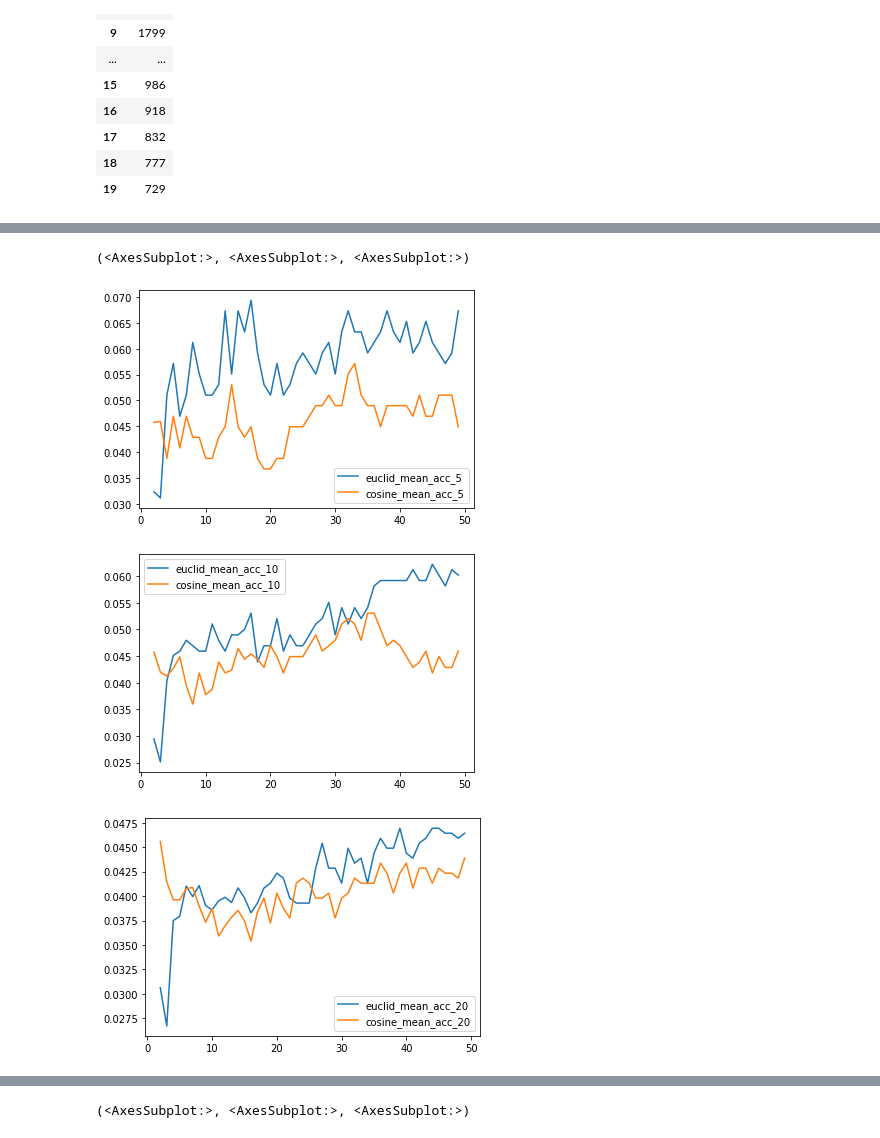
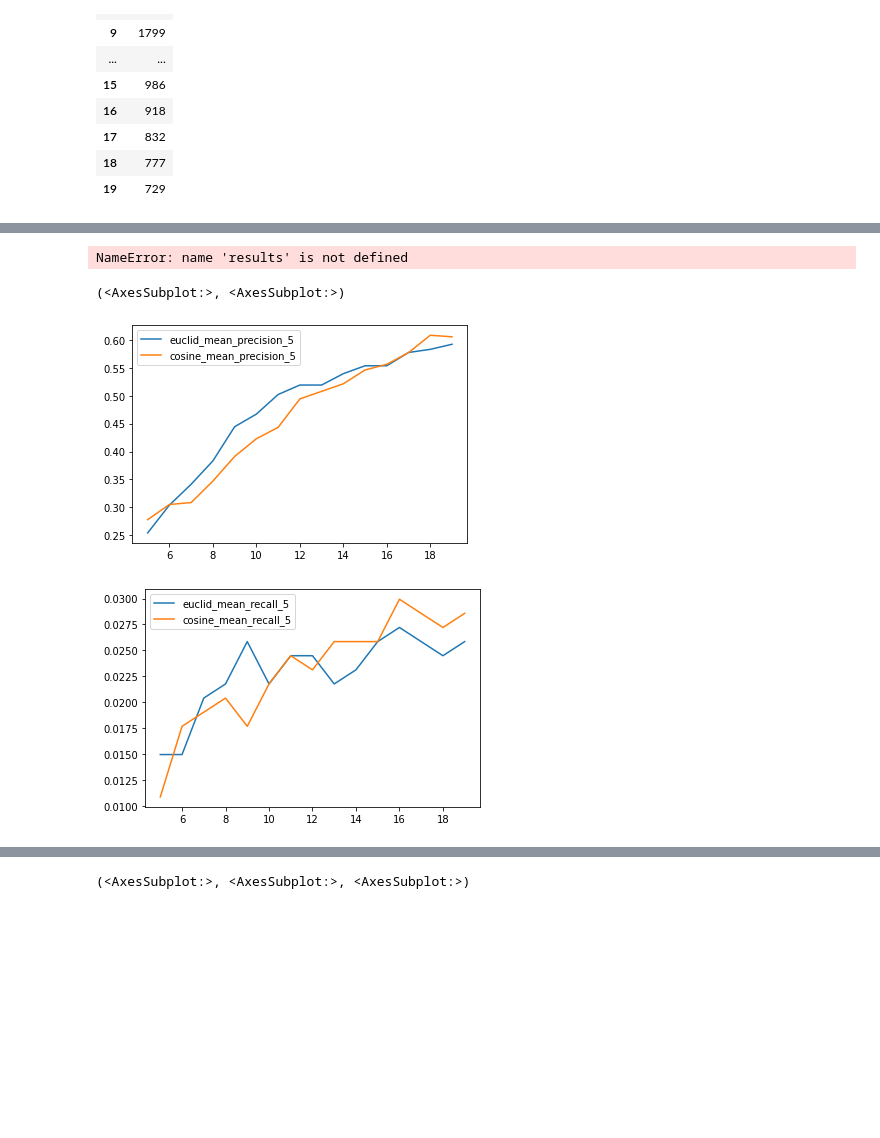
Before and after one commit to salamoslam/recommendations, a Jupyter notebook: notebooks/collaborative_filtration.ipynb, the cells around one changed output, grey strips where cells are left out. Drawn from its saved outputs; the diff is of its cells as text; code cells hidden in the pictures; blank space fills up the shorter version.

```diff
--- a/notebooks/collaborative_filtration.ipynb
+++ b/notebooks/collaborative_filtration.ipynb
@@ -224,0 +220,2 @@ user_item_old_cut = user_item_old_cut.reindex(columns=user_item_cut.columns, fil
+# %%
+user_item_old_cut = get_old_user_item(user_item_cut, days_back=20)
@@ -239,0 +245,2 @@ user_item_diff
+# %%
+user_item_diff = get_binarized_differences(user_item_cut, user_item_old_cut, do_first='binarize')
@@ -266,3 +297,0 @@ def precision_at_k(user_item_diff, user_dict, k):
-# %%
-a = precision_at_k(user_item_diff, user_dict, 30), precision_at_k(user_item_diff, user_dict, 10)
-[i for sub in a for i in sub]
@@ -316,24 +379,28 @@ def get_accuracy(user_item_diff, user_dict, metric = 'euclid'):
 # %%
 # теперь, варьируя разные параметры (в первую очередь число соседей и метрику), найдем где достигается максимум метрик
 k_s = [5,10,20]
-results_euclid = pd.DataFrame(columns = [f'euclid_mean_acc_{k_s[0]}', f'euclid_max_acc_{k_s[0]}', f'euclid_mean_acc_{k_s[1]}', f'euclid_max_acc_{k_s[1]}', f'euclid_mean_acc_{k_s[2]}', f'euclid_max_acc_{k_s[2]}'])
-results_cosine = pd.DataFrame(columns = [f'cosine_mean_acc_{k_s[0]}', f'cosine_max_acc_{k_s[0]}',f'cosine_mean_acc_{k_s[1]}', f'cosine_max_acc_{k_s[1]}',f'cosine_mean_acc_{k_s[2]}', f'cosine_max_acc_{k_s[2]}'])
+results_euclid = pd.DataFrame(columns = [i for sub in [(f'euclid_mean_{metrics}_{k_s[j]}',
+                                          f'euclid_max_{metrics}_{k_s[j]}') for j in range(len(k_s))
+                                         for metrics in ['precision','recall']] for i in sub])
+results_cosine = pd.DataFrame(columns = [i for sub in [(f'cosine_mean_{metrics}_{k_s[j]}',
+                                          f'cosine_max_{metrics}_{k_s[j]}') for j in range(len(k_s))
+                                         for metrics in ['precision','recall']] for i in sub])
 for metric in ['euclid', 'cosine']:
-    for k in tqdm(range(2,50), leave = True):
+    for k in tqdm(range(5,20), leave = True):
         user_dict = recommend_NN(user_item_old_cut,user_item_diff.index, metric = metric, k = k)
         if metric == 'euclid':
-            a = precision_at_k(user_item_diff, user_dict, k_s[0]), \
-                precision_at_k(user_item_diff, user_dict, k_s[1]), \
-                precision_at_k(user_item_diff, user_dict, k_s[2])
+            a = get_metrics_at_k(user_item_diff, user_item_cut, user_dict, k_s[0]), \
+                get_metrics_at_k(user_item_diff, user_item_cut, user_dict, k_s[1]), \
+                get_metrics_at_k(user_item_diff, user_item_cut, user_dict, k_s[2])
 
             results_euclid.loc[k] = [i for sub in a for i in sub]
         if metric == 'cosine':
-            a = precision_at_k(user_item_diff, user_dict, k_s[0]), \
-                precision_at_k(user_item_diff, user_dict, k_s[1]), \
-                precision_at_k(user_item_diff, user_dict, k_s[2])
+            a = get_metrics_at_k(user_item_diff, user_item_cut, user_dict, k_s[0]), \
+                get_metrics_at_k(user_item_diff, user_item_cut, user_dict, k_s[1]), \
+                get_metrics_at_k(user_item_diff, user_item_cut, user_dict, k_s[2])
 
             results_cosine.loc[k] = [i for sub in a for i in sub]
-results = results_euclid.join(results_cosine)
-results.plot(subplots = True, figsize = (20,50))
+results1 = results_euclid.join(results_cosine)
+results1.plot(subplots = True, figsize = (20,50))
 # %% [output]
 array([<AxesSubplot:>, <AxesSubplot:>, <AxesSubplot:>, <AxesSubplot:>,
@@ -344,7 +414,11 @@ array([<AxesSubplot:>, <AxesSubplot:>, <AxesSubplot:>, <AxesSubplot:>,
+# %%
+results.iloc[:,[0,12]].join(results1.iloc[:,[0,12]], rsuffix ='_r').plot(), results.iloc[:,[2,14]].join(results1.iloc[:,[2,14]], rsuffix ='_r').plot()
+# %% [output]
+NameError: name 'results' is not defined
 # %%
-results.iloc[:,[0,6]].plot(), results.iloc[:,[2,8]].plot(), results.iloc[:,[4,10]].plot()
+results1.iloc[:,[0,12]].plot(), results1.iloc[:,[2,14]].plot()
+# , results.iloc[:,[4,10]].plot()
 # %% [output]
-(<AxesSubplot:>, <AxesSubplot:>, <AxesSubplot:>)
+(<AxesSubplot:>, <AxesSubplot:>)
-[figure, old version]
+[figure, new version]
-[figure, old version]
+[figure, new version]
-[figure, removed]
```
Also changed, not shown: parts of 36 cells of this notebook, 8 other files.
